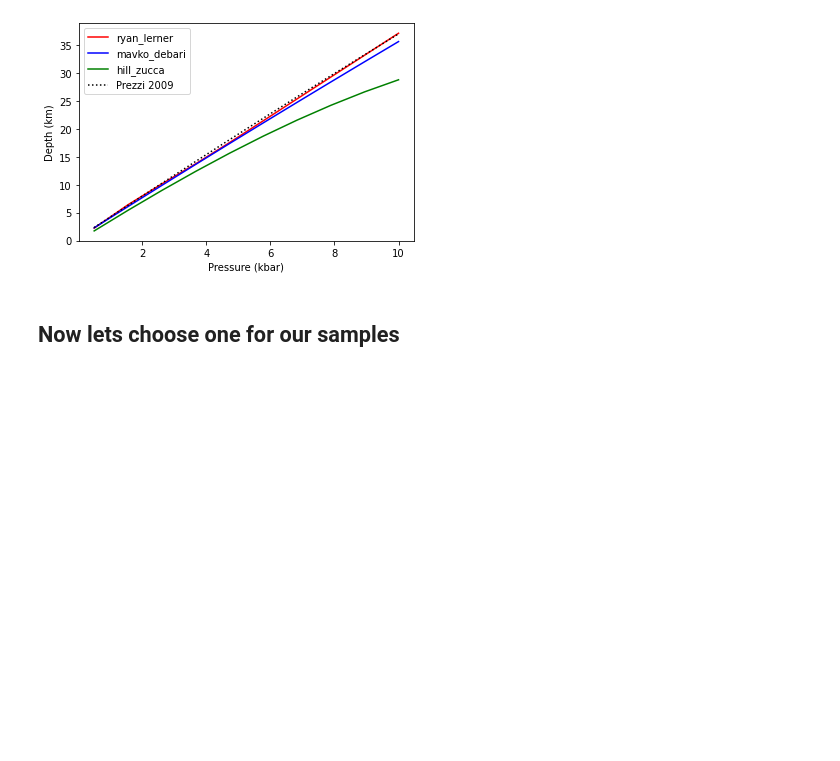
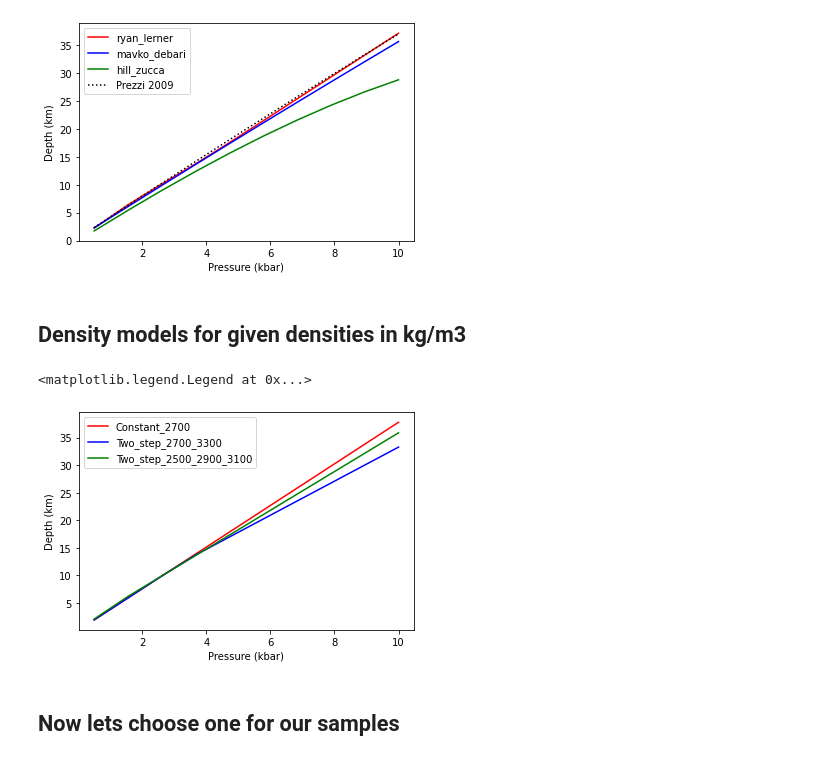
Before and after one commit to PennyWieser/Thermobar, a Jupyter notebook: docs/Examples/Other_features/Density_to_depth.ipynb, the cells around one changed output. Saved outputs shown, nothing was run; the diff lists cells and outputs as text; code cells hidden in the pictures; blank space fills up the shorter version.

Commit message:
Fixed some bugs in density profiles

```diff
--- a/docs/Examples/Other_features/Density_to_depth.ipynb
+++ b/docs/Examples/Other_features/Density_to_depth.ipynb
@@ -58,6 +89,27 @@ plt.legend()
 # %% [output]
 <matplotlib.legend.Legend at 0x...>
 [figure]
+# %% [markdown]
+## Density models for given densities in kg/m3
+# %%
+# Single density of 2700 kg/m3 all the way through
+Constant_2700=pt.convert_pressure_to_depth(P_kbar=P_array, crust_dens_kgm3=2700, g=9.81)
+
+# Two step density profile, d1 is first step (e.g. Moho here)
+Two_step_2700_3300=pt.convert_pressure_to_depth(P_kbar=P_array,
+                    model='two-step', d1=13, rho1=2700, rho2=3300, g=9.81)
+
+Two_step_2500_2900_3100=pt.convert_pressure_to_depth(P_kbar=P_array,
+                    model='two-step', d1=5, d2=14, rho1=2500, rho2=2900, rho3=3100,g=9.81)
+plt.plot(P_array, Constant_2700, '-r', label='Constant_2700')
+plt.plot(P_array, Two_step_2700_3300, '-b', label='Two_step_2700_3300')
+plt.plot(P_array, Two_step_2500_2900_3100, '-g', label='Two_step_2500_2900_3100')
+plt.xlabel('Pressure (kbar)')
+plt.ylabel('Depth (km)')
+plt.legend()
+# %% [output]
+<matplotlib.legend.Legend at 0x...>
+[figure, added]
 # %% [markdown]
 ## Now lets choose one for our samples
 # %%
```
Also changed, not shown: parts of 10 cells of this notebook, 2 other files.
